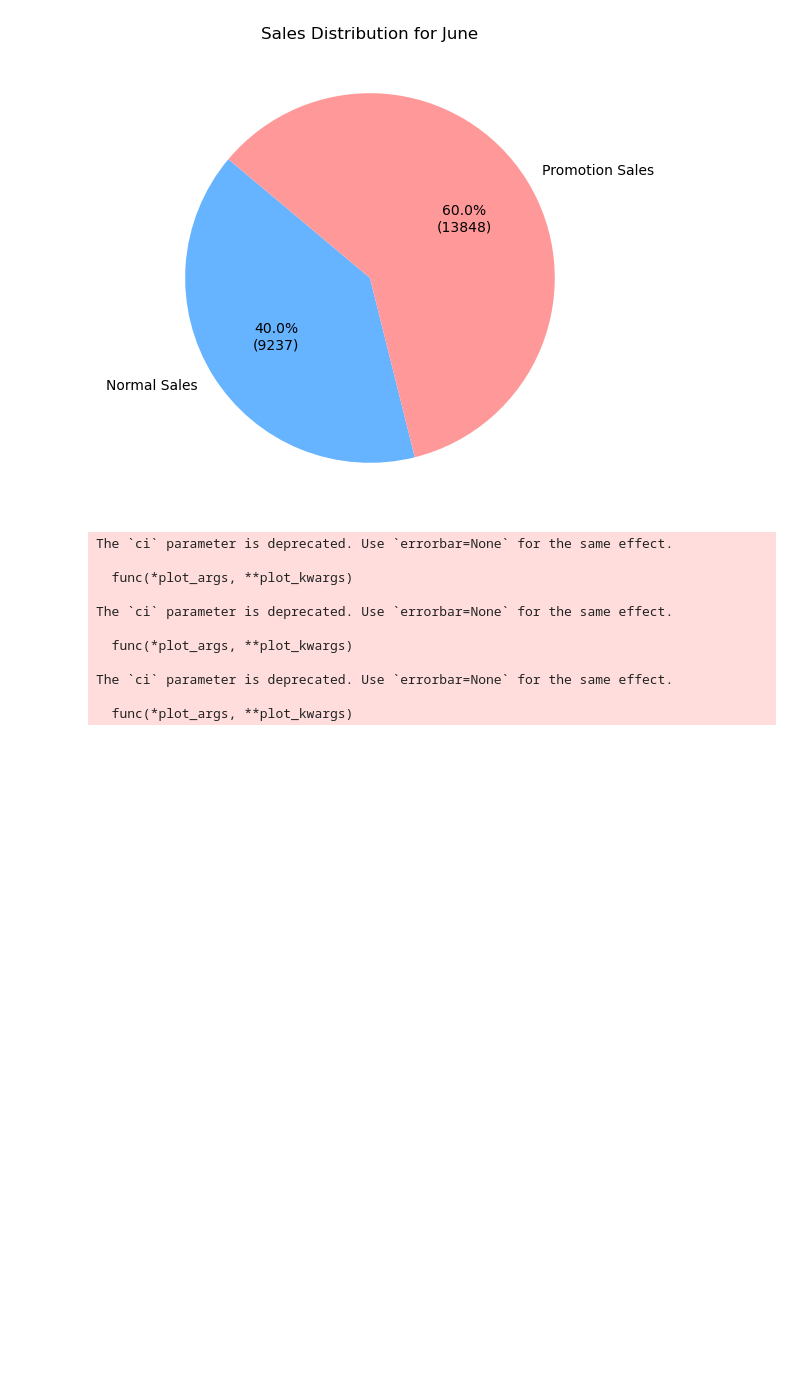
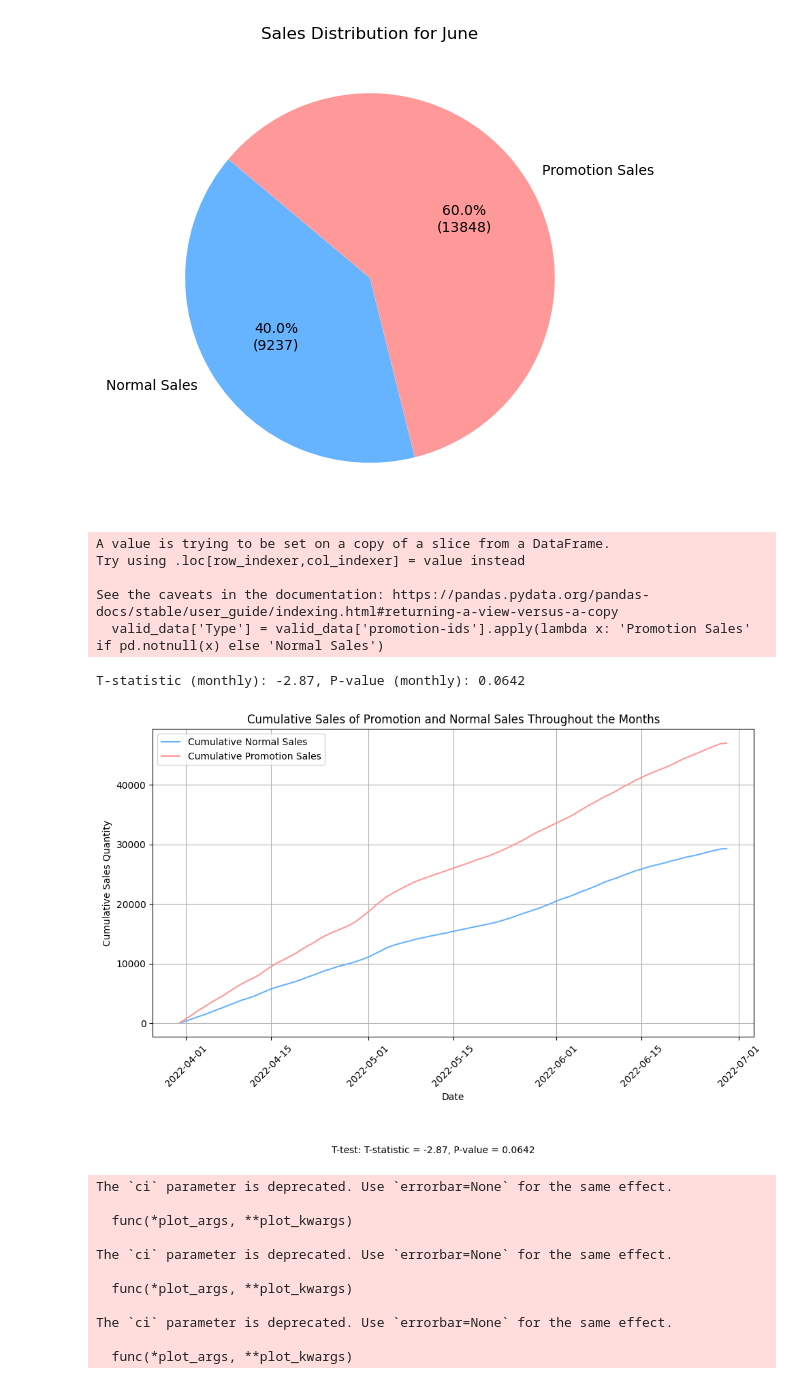
Before and after one commit to JustynLim/Big-Data-Analysis, a Jupyter notebook: Analysis.ipynb, the cells around one changed output. Cells and saved outputs as stored; diff of their text form; code cells hidden in the pictures; blank space fills up the shorter version.

Commit message:
Added cumulative sales chart

```diff
--- a/Analysis.ipynb
+++ b/Analysis.ipynb
@@ -345,6 +345,74 @@ Sales data for June:
 6     Normal Sales         9237
 7  Promotion Sales        13848
 [figure]
+# %%
+from scipy.stats import ttest_rel
+import pandas as pd
+import matplotlib.pyplot as plt
+
+# Load the dataset
+amazon_sales_data = pd.read_csv("Amazon Sale Report.csv", low_memory=False)
+
+# Data Cleaning
+# Convert 'Date' to datetime format
+amazon_sales_data['Date'] = pd.to_datetime(amazon_sales_data['Date'], format='%m-%d-%y', errors='coerce')
+
+# Drop rows with invalid Date conversions
+amazon_sales_data = amazon_sales_data.dropna(subset=['Date'])
+
+# Filter for valid records only
+valid_data = amazon_sales_data[
+    (amazon_sales_data['Status'] == 'Shipped') &
+    (amazon_sales_data['Qty'] >= 1) &
+    (amazon_sales_data['Amount'] > 0) &
+    amazon_sales_data[['ship-city', 'ship-state', 'ship-postal-code']].notnull().all(axis=1)
+]
+
+# Define promotion categories based on 'promotion-ids' presence
+valid_data['Type'] = valid_data['promotion-ids'].apply(lambda x: 'Promotion Sales' if pd.notnull(x) else 'Normal Sales')
+
+# Aggregate daily sales by date and type
+daily_sales = valid_data.groupby(['Date', 'Type'])['Qty'].sum().unstack(fill_value=0).reset_index()
+
+# Add a new column for the month (to analyze month-to-month correlation)
+daily_sales['Month'] = daily_sales['Date'].dt.to_period('M')
+
+# Aggregate monthly sales, selecting only numeric columns
+monthly_sales = daily_sales.groupby(['Month'])[['Normal Sales', 'Promotion Sales']].sum()
+
+# Extract the monthly sales for promotion and normal
+monthly_normal_sales = monthly_sales['Normal Sales']
+monthly_promotion_sales = monthly_sales['Promotion Sales']
+
+# Perform a paired t-test on monthly sales
+t_stat, p_value = ttest_rel(monthly_normal_sales, monthly_promotion_sales)
+
+# Print the t-test results
+print(f"T-statistic (monthly): {t_stat:.2f}, P-value (monthly): {p_value:.4f}")
+
+# Plotting
+plt.figure(figsize=(10, 6))
+plt.plot(daily_sales['Date'], daily_sales['Normal Sales'].cumsum(), color='#66b3ff', label='Cumulative Normal Sales')
+plt.plot(daily_sales['Date'], daily_sales['Promotion Sales'].cumsum(), color='#ff9999', label='Cumulative Promotion Sales')
+plt.title("Cumulative Sales of Promotion and Normal Sales Throughout the Months")
+plt.xlabel("Date")
+plt.ylabel("Cumulative Sales Quantity")
+plt.legend()
+plt.xticks(rotation=45)
+plt.grid(True)
+plt.tight_layout()
+
+# Display the plot with the test results
+plt.figtext(0.5, -0.1, f"T-test: T-statistic = {t_stat:.2f}, P-value = {p_value:.4f}", ha='center', fontsize=10)
+plt.show()
+# %% [output]
+A value is trying to be set on a copy of a slice from a DataFrame.
+Try using .loc[row_indexer,col_indexer] = value instead
+
+See the caveats in the documentation: https://pandas.pydata.org/pandas-docs/stable/user_guide/indexing.html#returning-a-view-versus-a-copy
+  valid_data['Type'] = valid_data['promotion-ids'].apply(lambda x: 'Promotion Sales' if pd.notnull(x) else 'Normal Sales')
+T-statistic (monthly): -2.87, P-value (monthly): 0.0642
+[figure, added]
 # %%
 import matplotlib.pyplot as plt
 import pandas as pd
```
